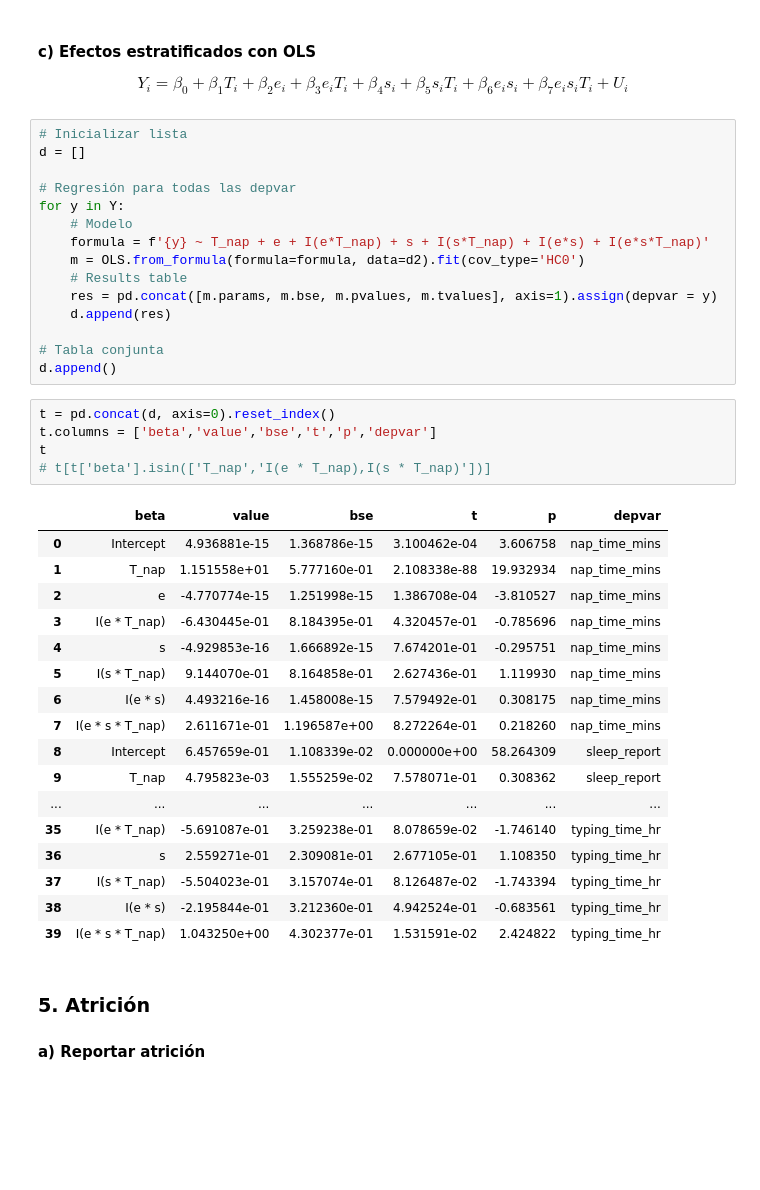
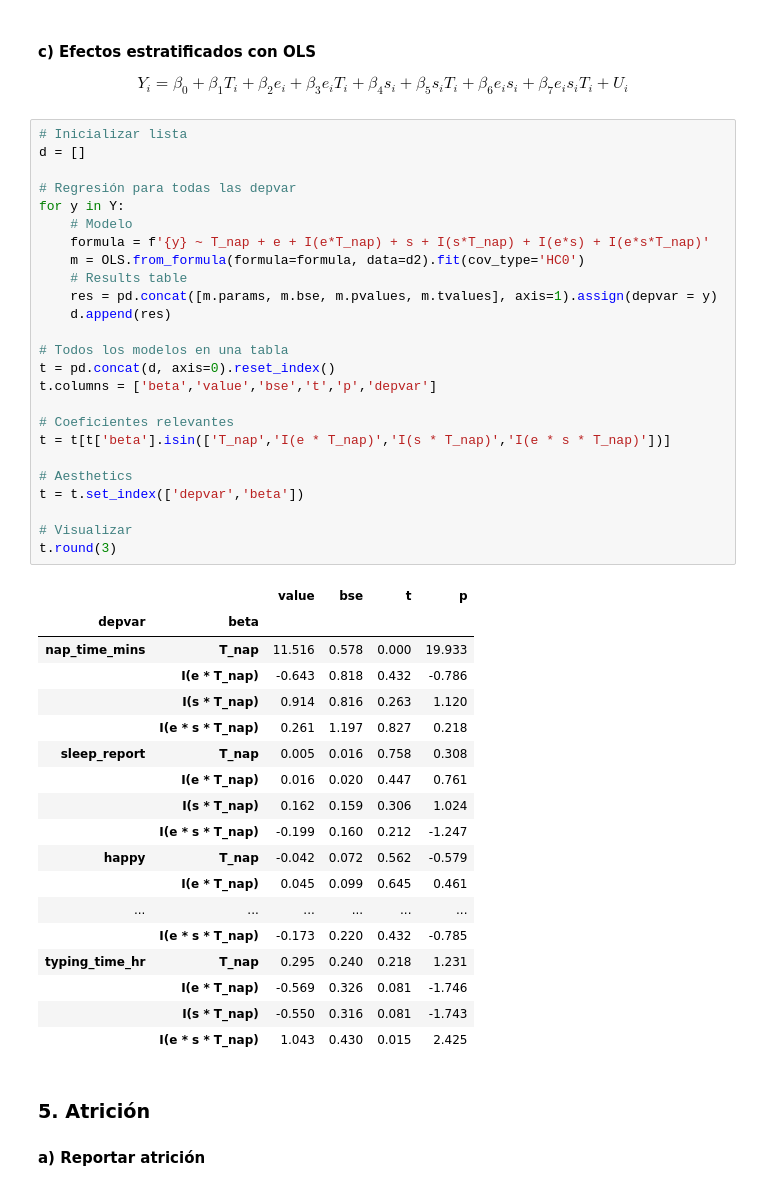
Before and after one commit to ArturoSbr/EmtrAp-hw01, a Jupyter notebook: cod/main.ipynb, the cells around one changed output. Saved outputs shown, nothing was run; the diff lists cells and outputs as text; blank space fills up the shorter version.

```diff
--- a/cod/main.ipynb
+++ b/cod/main.ipynb
@@ -326,41 +326,47 @@ $$Y_i = \beta_0 + \beta_1 T_i + \beta_2 e_i + \beta_3 e_i T_i + \beta_4 s_i + \b
 # %%
 # Inicializar lista
 d = []
 
 # Regresión para todas las depvar
 for y in Y:
     # Modelo
     formula = f'{y} ~ T_nap + e + I(e*T_nap) + s + I(s*T_nap) + I(e*s) + I(e*s*T_nap)'
     m = OLS.from_formula(formula=formula, data=d2).fit(cov_type='HC0')
     # Results table
     res = pd.concat([m.params, m.bse, m.pvalues, m.tvalues], axis=1).assign(depvar = y)
     d.append(res)
 
-# Tabla conjunta
-d.append()
+# Todos los modelos en una tabla
+t = pd.concat(d, axis=0).reset_index()
+t.columns = ['beta','value','bse','t','p','depvar']
+
+# Coeficientes relevantes
+t = t[t['beta'].isin(['T_nap','I(e * T_nap)','I(s * T_nap)','I(e * s * T_nap)'])]
+
+# Aesthetics
+t = t.set_index(['depvar','beta'])
+
+# Visualizar
+t.round(3)
+# %% [output]
+|  |  | value | bse | t | p |
+| depvar | beta |  |  |  |  |
+| nap_time_mins | T_nap | 11.516 | 0.578 | 0.000 | 19.933 |
+|  | I(e * T_nap) | -0.643 | 0.818 | 0.432 | -0.786 |
+|  | I(s * T_nap) | 0.914 | 0.816 | 0.263 | 1.120 |
+|  | I(e * s * T_nap) | 0.261 | 1.197 | 0.827 | 0.218 |
+| sleep_report | T_nap | 0.005 | 0.016 | 0.758 | 0.308 |
+|  | I(e * T_nap) | 0.016 | 0.020 | 0.447 | 0.761 |
+|  | I(s * T_nap) | 0.162 | 0.159 | 0.306 | 1.024 |
+|  | I(e * s * T_nap) | -0.199 | 0.160 | 0.212 | -1.247 |
+| happy | T_nap | -0.042 | 0.072 | 0.562 | -0.579 |
+|  | I(e * T_nap) | 0.045 | 0.099 | 0.645 | 0.461 |
+| ... | ... | ... | ... | ... | ... |
+|  | I(e * s * T_nap) | -0.173 | 0.220 | 0.432 | -0.785 |
+| typing_time_hr | T_nap | 0.295 | 0.240 | 0.218 | 1.231 |
+|  | I(e * T_nap) | -0.569 | 0.326 | 0.081 | -1.746 |
+|  | I(s * T_nap) | -0.550 | 0.316 | 0.081 | -1.743 |
+|  | I(e * s * T_nap) | 1.043 | 0.430 | 0.015 | 2.425 |
-# %%
-t = pd.concat(d, axis=0).reset_index()
-t.columns = ['beta','value','bse','t','p','depvar']
-t
-# t[t['beta'].isin(['T_nap','I(e * T_nap),I(s * T_nap)'])]
-# %% [output]
-|  | beta | value | bse | t | p | depvar |
-| 0 | Intercept | 4.936881e-15 | 1.368786e-15 | 3.100462e-04 | 3.606758 | nap_time_mins |
-| 1 | T_nap | 1.151558e+01 | 5.777160e-01 | 2.108338e-88 | 19.932934 | nap_time_mins |
-| 2 | e | -4.770774e-15 | 1.251998e-15 | 1.386708e-04 | -3.810527 | nap_time_mins |
-| 3 | I(e * T_nap) | -6.430445e-01 | 8.184395e-01 | 4.320457e-01 | -0.785696 | nap_time_mins |
-| 4 | s | -4.929853e-16 | 1.666892e-15 | 7.674201e-01 | -0.295751 | nap_time_mins |
-| 5 | I(s * T_nap) | 9.144070e-01 | 8.164858e-01 | 2.627436e-01 | 1.119930 | nap_time_mins |
-| 6 | I(e * s) | 4.493216e-16 | 1.458008e-15 | 7.579492e-01 | 0.308175 | nap_time_mins |
-| 7 | I(e * s * T_nap) | 2.611671e-01 | 1.196587e+00 | 8.272264e-01 | 0.218260 | nap_time_mins |
-| 8 | Intercept | 6.457659e-01 | 1.108339e-02 | 0.000000e+00 | 58.264309 | sleep_report |
-| 9 | T_nap | 4.795823e-03 | 1.555259e-02 | 7.578071e-01 | 0.308362 | sleep_report |
-| ... | ... | ... | ... | ... | ... | ... |
-| 35 | I(e * T_nap) | -5.691087e-01 | 3.259238e-01 | 8.078659e-02 | -1.746140 | typing_time_hr |
-| 36 | s | 2.559271e-01 | 2.309081e-01 | 2.677105e-01 | 1.108350 | typing_time_hr |
-| 37 | I(s * T_nap) | -5.504023e-01 | 3.157074e-01 | 8.126487e-02 | -1.743394 | typing_time_hr |
-| 38 | I(e * s) | -2.195844e-01 | 3.212360e-01 | 4.942524e-01 | -0.683561 | typing_time_hr |
-| 39 | I(e * s * T_nap) | 1.043250e+00 | 4.302377e-01 | 1.531591e-02 | 2.424822 | typing_time_hr |
 # %% [markdown]
 ### 5. Atrición
 #### a) Reportar atrición
```
